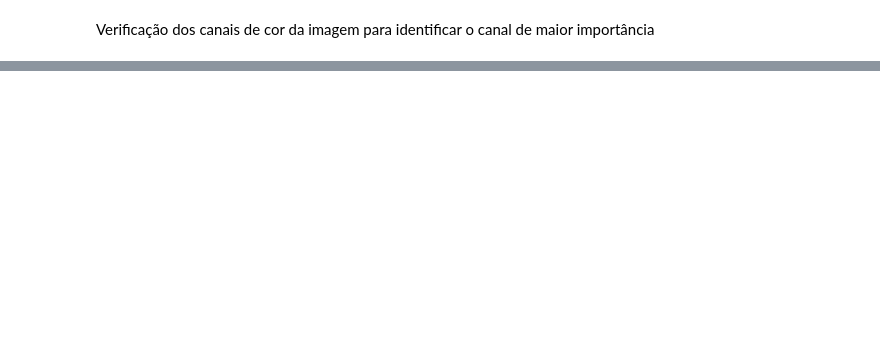
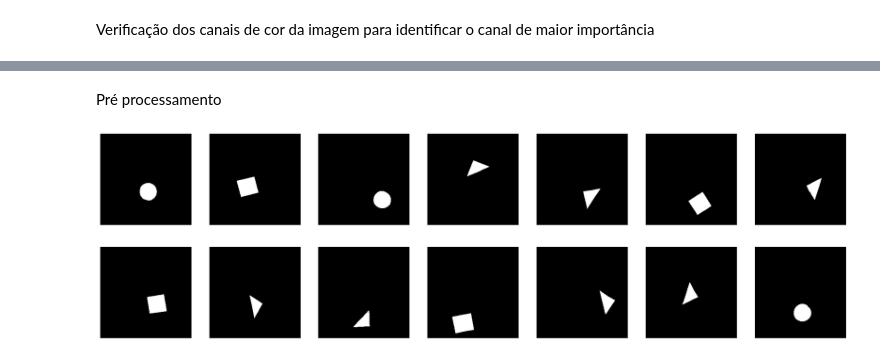
Before and after one commit to luanws/TCC, a Jupyter notebook: ai/jupyter_notebooks/geometric_figures/dataset_analysis.ipynb, the cells around one changed output, grey strips where cells are left out. Drawn from its saved outputs; the diff is of its cells as text; code cells hidden in the pictures; blank space fills up the shorter version.

Commit message:
ai: utilização do novo processamento

```diff
--- a/ai/jupyter_notebooks/geometric_figures/dataset_analysis.ipynb
+++ b/ai/jupyter_notebooks/geometric_figures/dataset_analysis.ipynb
@@ -40,0 +50,18 @@ plt.show()
+# %% [markdown]
+Pré processamento
+# %%
+rows = 2
+columns = 7
+size = 5
+random_images = get_random_images(rows * columns)
+fig, axs = plt.subplots(rows, columns, figsize=(size * columns, size * rows))
+axs = axs.flatten()
+for i, random_image in enumerate(random_images):
+    x = preprocess_input(random_image)
+    axs[i].imshow(x, cmap='gray')
+    axs[i].set_xticks([])
+    axs[i].set_yticks([])
+fig.patch.set_facecolor('white')
+plt.show()
+# %% [output]
+[figure, added]
```
Also changed, not shown: parts of 7 cells of this notebook, 1 other file.
